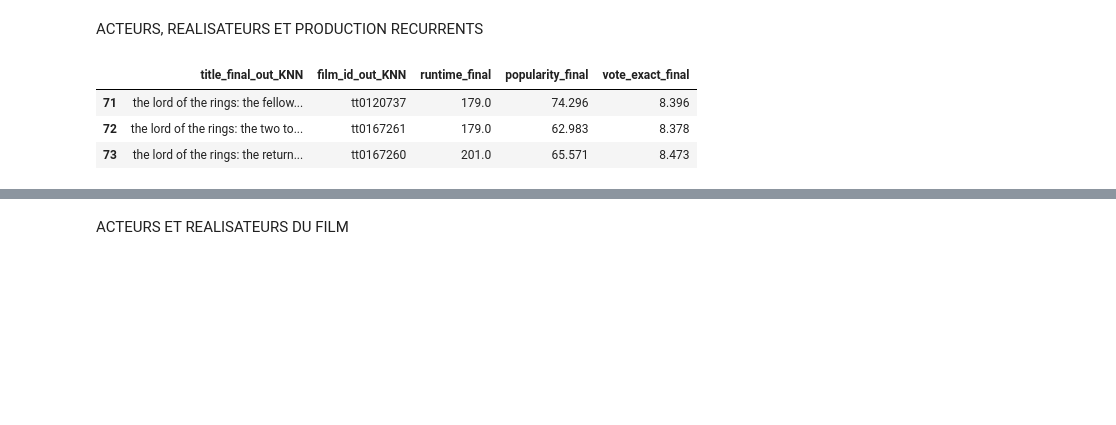
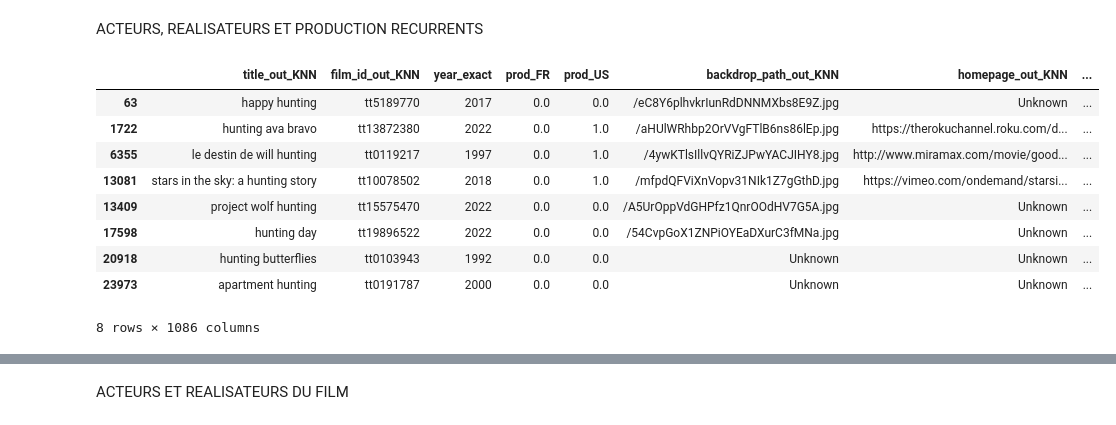
Before and after one commit to KilianCadiou/The-Rock-mendation, a Jupyter notebook: KNN.ipynb, the cells around one changed output, grey strips where cells are left out. Drawn from its saved outputs; the diff is of its cells as text; code cells hidden in the pictures; blank space fills up the shorter version.

```diff
--- a/KNN.ipynb
+++ b/KNN.ipynb
@@ -179,13 +415,14 @@ bof = 1
 rien = 0
 
 poids = {
- 'popularity_final' : colonne_cle,
- 'year_final' : bof,
- 'Decennie' : tres_important,
- 'runtime_final' : rien,
- 'vote_exact_final' : important,
- 'vote_arrondi_final' : colonne_cle,
- 'vote_count_final' : tres_important,
+ 'popularity' : colonne_cle,
+ 'year_exact' : bof,
+ 'Decennie' : important,
+ #'runtime_exact' : rien,
+ 'vote_exact' : bof,
+ #'vote_exact_tmdb' : bof,
+ 'arrondi_vote_exact' : colonne_cle,
+ 'vote_count_mean' : important,
  'prod_US' : important,
  'prod_FR' : important
 }
@@ -212,19 +449,25 @@ for element in poids_list.columns:
 # %%
 # RECHERCHE DU TITRE
 
 df_recherche = df.copy()
 df_recherche['title_out_KNN'] = df_recherche['title_out_KNN'].apply(lambda x : x.lower())
-recherche = 'lord rings'
+recherche = 'hunting'
 recherche2 = recherche.lower().split(" ")
 
 for element in recherche2:
     df_recherche2 = df_recherche[df_recherche['title_out_KNN'].str.contains(element)]
     df_recherche = df_recherche2
 
-display(df_recherche[['title_out_KNN','film_id_out_KNN', 'runtime_final', 'popularity_final', 'vote_exact_final']])
+display(df_recherche)
 # %% [output]
-|  | title_final_out_KNN | film_id_out_KNN | runtime_final | popularity_final | vote_exact_final |
-| 71 | the lord of the rings: the fellow... | tt0120737 | 179.0 | 74.296 | 8.396 |
-| 72 | the lord of the rings: the two to... | tt0167261 | 179.0 | 62.983 | 8.378 |
-| 73 | the lord of the rings: the return... | tt0167260 | 201.0 | 65.571 | 8.473 |
+|  | title_out_KNN | film_id_out_KNN | year_exact | prod_FR | prod_US | backdrop_path_out_KNN | homepage_out_KNN | ... |
+| 63 | happy hunting | tt5189770 | 2017 | 0.0 | 0.0 | /eC8Y6plhvkrIunRdDNNMXbs8E9Z.jpg | Unknown | ... |
+| 1722 | hunting ava bravo | tt13872380 | 2022 | 0.0 | 1.0 | /aHUlWRhbp2OrVVgFTlB6ns86lEp.jpg | https://therokuchannel.roku.com/d... | ... |
+| 6355 | le destin de will hunting | tt0119217 | 1997 | 0.0 | 1.0 | /4ywKTlsIllvQYRiZJPwYACJIHY8.jpg | http://www.miramax.com/movie/good... | ... |
+| 13081 | stars in the sky: a hunting story | tt10078502 | 2018 | 0.0 | 1.0 | /mfpdQFViXnVopv31NIk1Z7gGthD.jpg | https://vimeo.com/ondemand/starsi... | ... |
+| 13409 | project wolf hunting | tt15575470 | 2022 | 0.0 | 0.0 | /A5UrOppVdGHPfz1QnrOOdHV7G5A.jpg | Unknown | ... |
+| 17598 | hunting day | tt19896522 | 2022 | 0.0 | 0.0 | /54CvpGoX1ZNPiOYEaDXurC3fMNa.jpg | Unknown | ... |
+| 20918 | hunting butterflies | tt0103943 | 1992 | 0.0 | 0.0 | Unknown | Unknown | ... |
+| 23973 | apartment hunting | tt0191787 | 2000 | 0.0 | 0.0 | Unknown | Unknown | ... |
+8 rows × 1086 columns
 # %%
```
Also changed, not shown: parts of 7 cells of this notebook, 1 other file.
